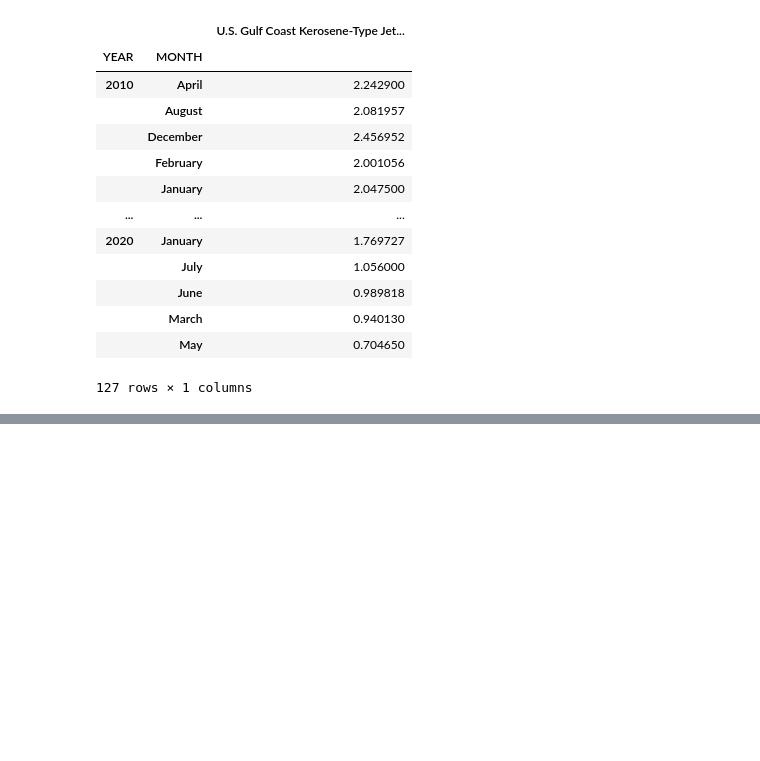
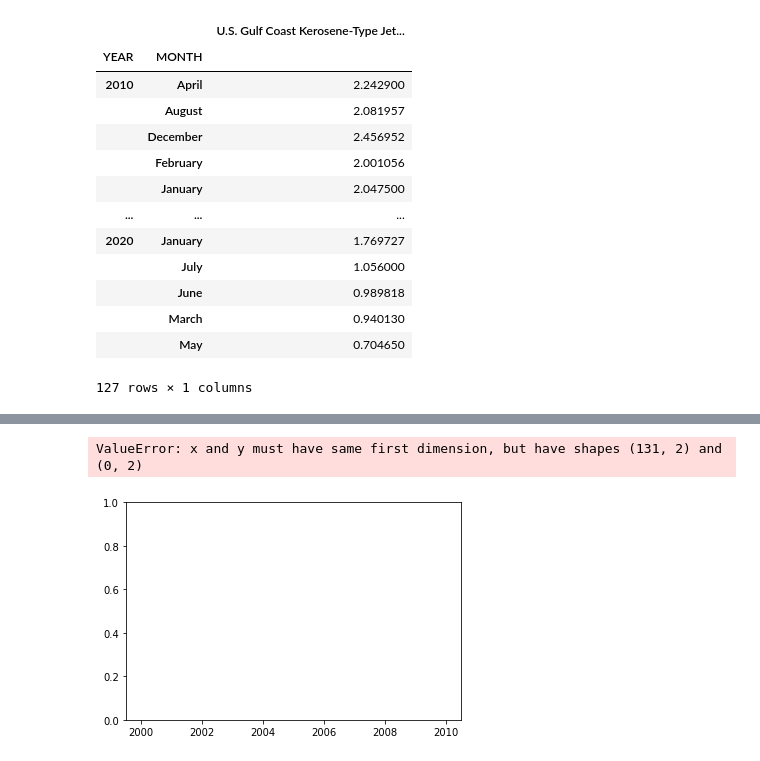
Before and after one commit to xsharonhe/cvt-scripts, a Jupyter notebook: project-intl-flight-tracking/effects of oil and gas/effect of gas and oil on aviation industry.ipynb, the cells around one changed output, grey strips where cells are left out. Drawn from its saved outputs; the diff is of its cells as text; code cells hidden in the pictures; blank space fills up the shorter version.

```diff
--- a/project-intl-flight-tracking/effects of oil and gas/effect of gas and oil on aviation industry.ipynb
+++ b/project-intl-flight-tracking/effects of oil and gas/effect of gas and oil on aviation industry.ipynb
@@ -197,0 +194,24 @@ plt.draw()
+# %%
+#PRICE CHANGES BY YEAR
+df_time_2020 = df_time.copy()
+df_time_2020 = df_time_2020[df_time_2020['Date'].astype(str).str[0:4].astype(int) >= 2020]
+df_time_2019 = df_time.copy()
+df_time_2019 = df_time_2019[df_time_2019['Date'].astype(str).str[0:4].astype(int) == 2019]
+
+#PLOT THESE VALUES
+ax = plt.gca()
+plt.plot(df_time['Date']df_time_2020['', df_time_2019)
+df_time_2020.plot(kind='line', x='Date', y='U.S. Gulf Coast Kerosene-Type Jet Fuel Spot Price FOB in U.S. Dollars per Gallon', ax=ax)
+df_time_2019.plot(kind='line', x='Date', y='U.S. Gulf Coast Kerosene-Type Jet Fuel Spot Price FOB in U.S. Dollars per Gallon', color='red', ax=ax)
+
+# FORMATTING:
+plt.title('Price Changes in U.S. Gulf Coast Kerosene-Type Jet Fuel Spot($USD/Gallon) from 2010 to 2020')
+plt.xlabel('Date from 1990 to 2020')
+plt.ylabel('Price ($USD/Galloon)')
+ax.get_legend().remove()
+
+plt.show()
+plt.draw()
+# %% [output]
+ValueError: x and y must have same first dimension, but have shapes (131, 2) and (0, 2)
+[figure, added]
```
Also changed, not shown: parts of 7 cells of this notebook, 2 other files.
